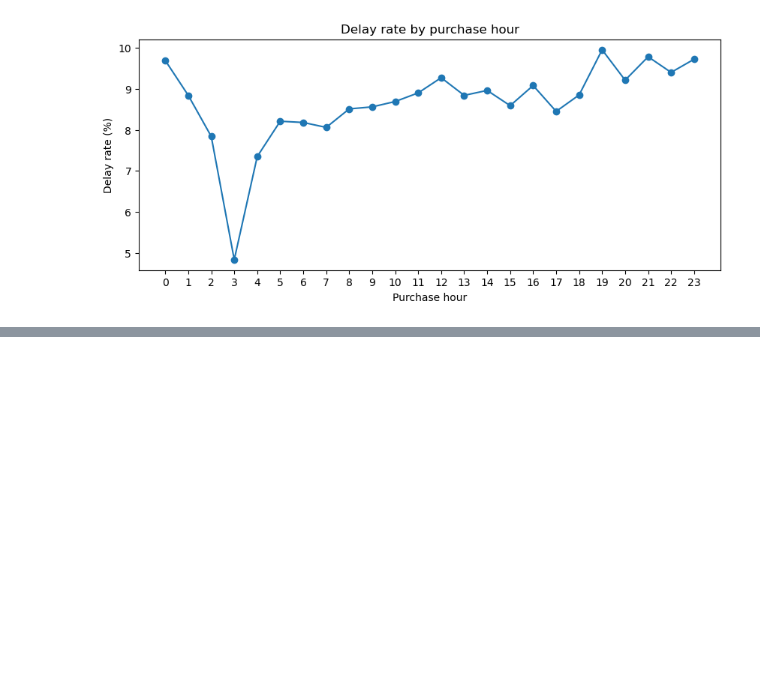
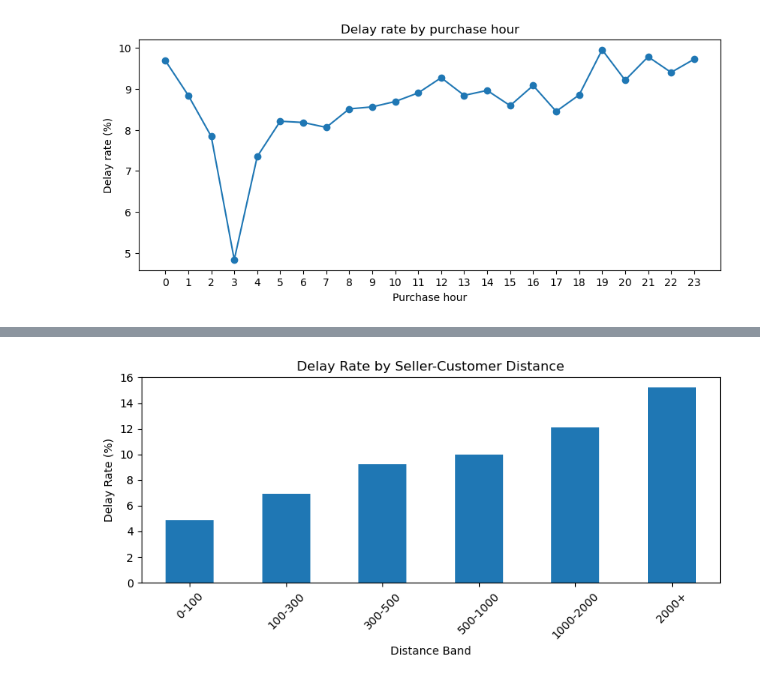
Before and after one commit to AhlamGhaleb/Qafza_Training, a Jupyter notebook: EDA.ipynb, the cells around one changed output, grey strips where cells are left out. Drawn from its saved outputs; the diff is of its cells as text; code cells hidden in the pictures; blank space fills up the shorter version.

```diff
--- a/EDA.ipynb
+++ b/EDA.ipynb
@@ -875,0 +1219,33 @@ plt.show()
+# %%
+distance_delay = (
+    train.groupby(
+        "distance_band",
+        observed=False
+    )["is_delayed"]
+    .mean()
+    .mul(100)
+)
+
+plt.figure(figsize=(8, 4))
+
+distance_delay.plot(
+    kind="bar"
+)
+
+plt.title("Delay Rate by Seller-Customer Distance")
+plt.xlabel("Distance Band")
+plt.ylabel("Delay Rate (%)")
+plt.xticks(rotation=45)
+
+plt.tight_layout()
+
+plt.savefig(
+    "data/artifacts/eda/delay_rate_by_distance.png",
+    dpi=300,
+    bbox_inches="tight"
+)
+
+plt.show()
+plt.close()
+# %% [output]
+[figure, added]
```
Also changed, not shown: parts of 21 cells of this notebook.
